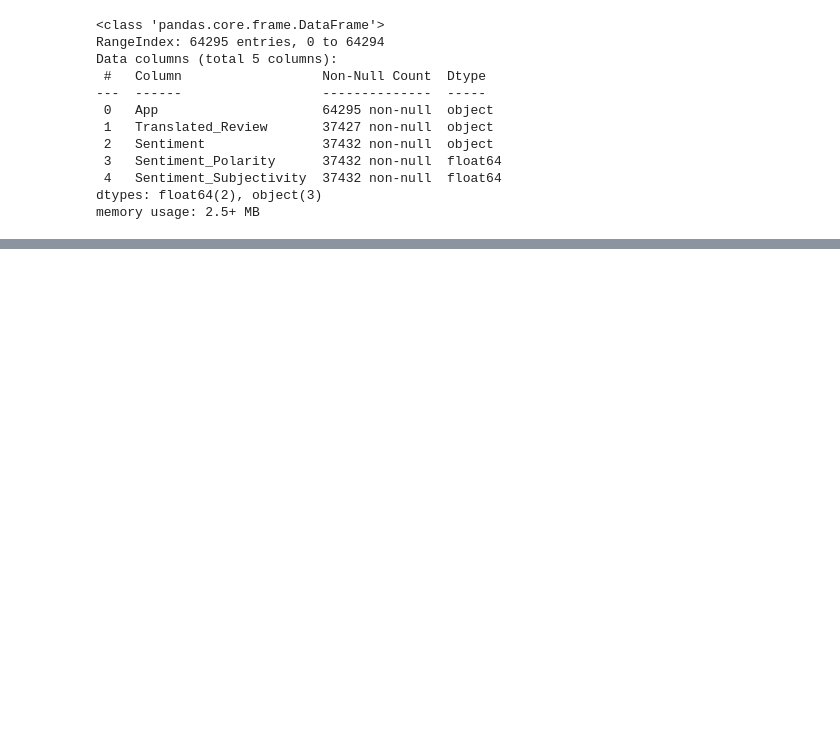
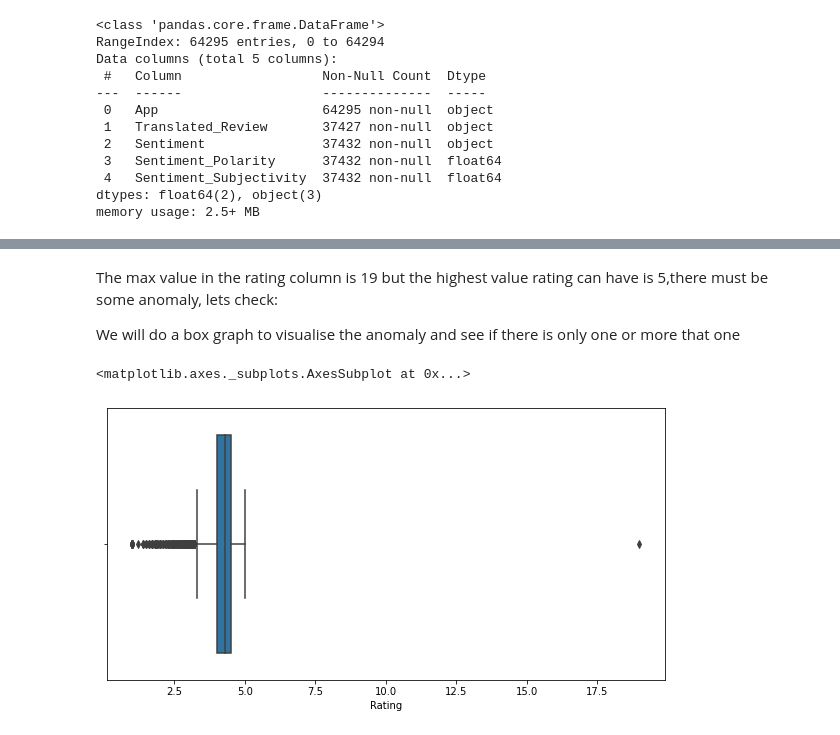
Before and after one commit to kishor0896/playstorereviewanalysis, a Jupyter notebook: Copy_of_Copy_of_Copy_of_Play_Store_App_Review_Analysis_Capstone_Project.ipynb, the cells around one changed output, grey strips where cells are left out. Saved outputs shown, nothing was run; the diff lists cells and outputs as text; code cells hidden in the pictures; blank space fills up the shorter version.

```diff
--- a/Copy_of_Copy_of_Copy_of_Play_Store_App_Review_Analysis_Capstone_Project.ipynb
+++ b/Copy_of_Copy_of_Copy_of_Play_Store_App_Review_Analysis_Capstone_Project.ipynb
@@ -119,0 +159,11 @@ memory usage: 2.5+ MB
+# %% [markdown]
+The max value in the rating column is 19 but the highest value rating can have is 5,there must be some anomaly, lets check:
+
+We will do a box graph to visualise the anomaly and see if there is only one or more that one
+# %%
+#Creating a box graph for the rating column
+plt.figure(figsize = (10,5))
+sns.boxplot(df_app['Rating'], x='Rating')
+# %% [output]
+<matplotlib.axes._subplots.AxesSubplot at 0x...>
+[figure, added]
```
Also changed, not shown: parts of 7 cells of this notebook.
